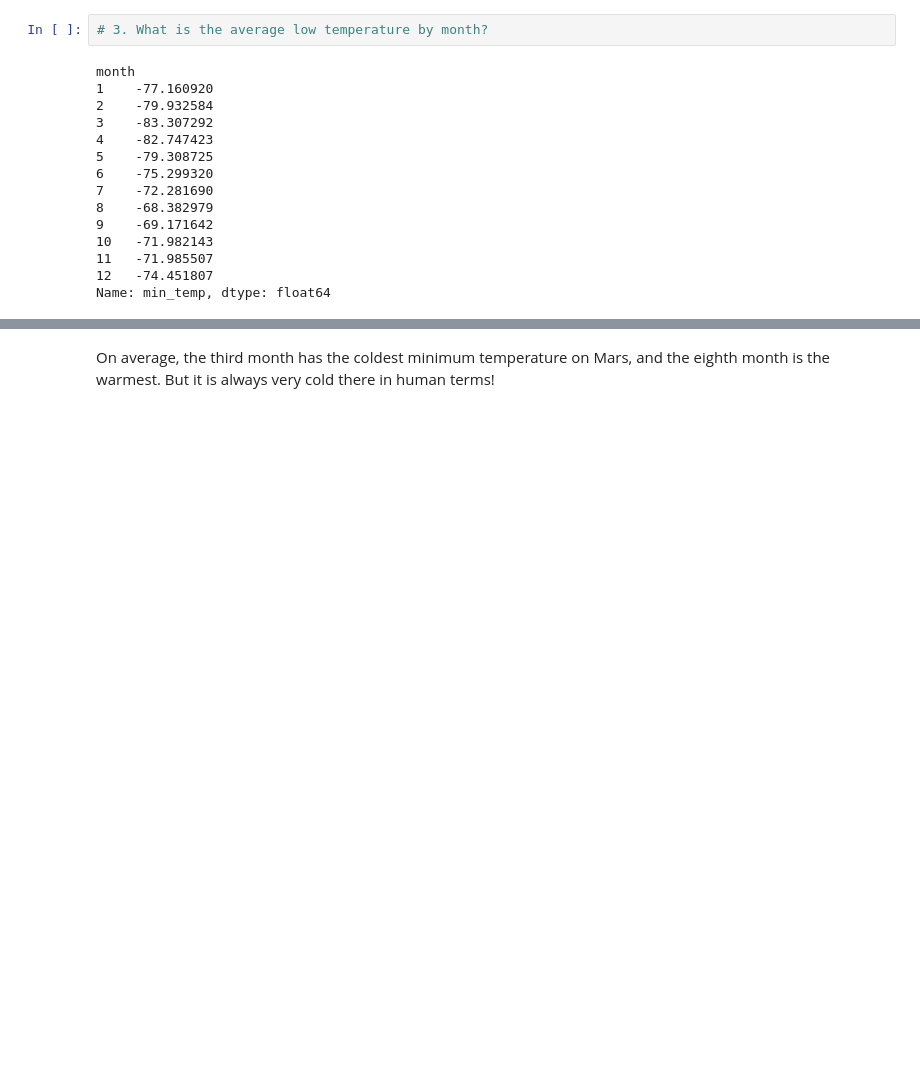
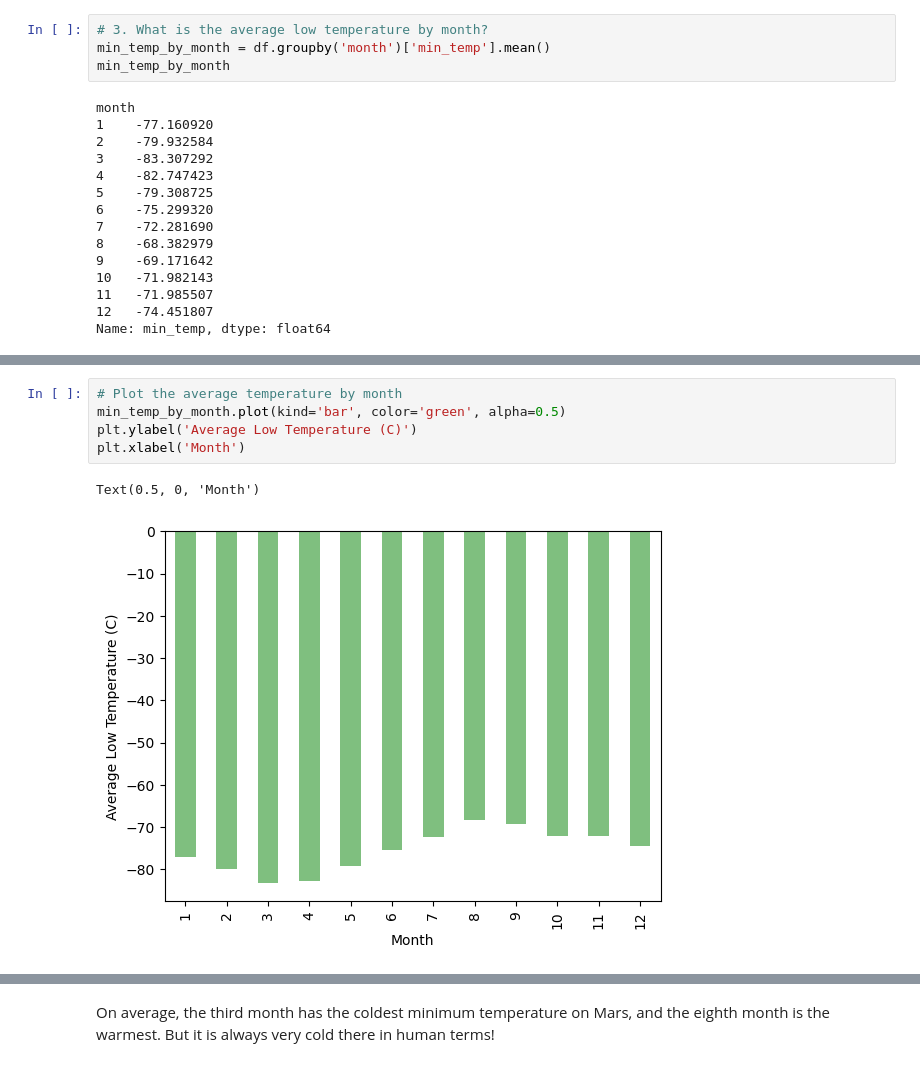
Before and after one commit to canayter/web-scraping-data-collection, a Jupyter notebook: part_2_mars_weather.ipynb, the cells around one changed output, grey strips where cells are left out. Cells and saved outputs as stored; diff of their text form; blank space fills up the shorter version.

```diff
--- a/part_2_mars_weather.ipynb
+++ b/part_2_mars_weather.ipynb
@@ -125,6 +146,8 @@ Name: month, dtype: int64
 1867
 # %%
 # 3. What is the average low temperature by month?
+min_temp_by_month = df.groupby('month')['min_temp'].mean()
+min_temp_by_month
 # %% [output]
 month
 1    -77.160920
@@ -147,2 +166,10 @@ Name: min_temp, dtype: float64
+# %%
+# Plot the average temperature by month
+min_temp_by_month.plot(kind='bar', color='green', alpha=0.5)
+plt.ylabel('Average Low Temperature (C)')
+plt.xlabel('Month')
+# %% [output]
+Text(0.5, 0, 'Month')
+[figure, added]
 # %%
 # Identify the coldest and hottest months in Curiosity's location
```
Also changed, not shown: parts of 17 cells of this notebook.
